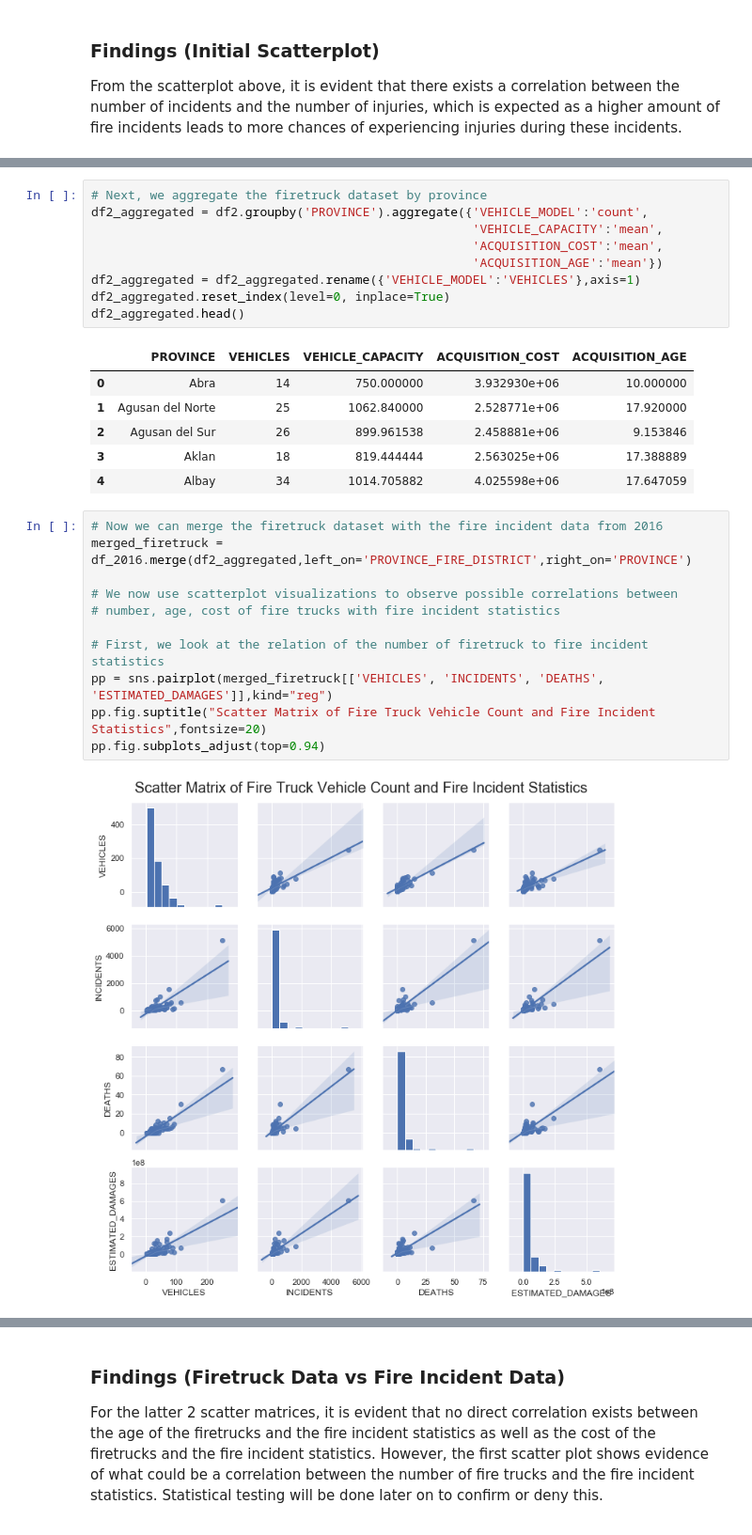
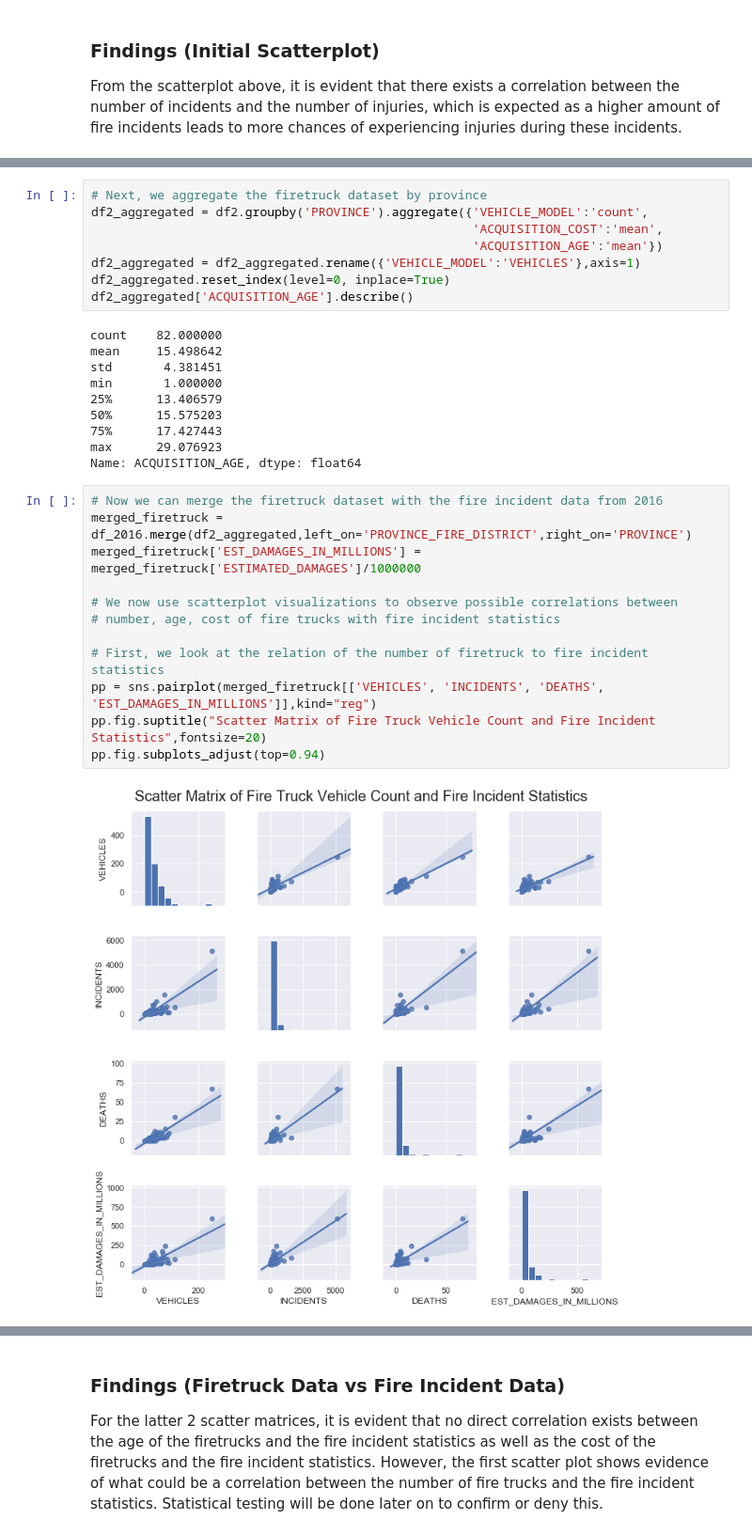
Before and after one commit to ianona/CSC933M-FinalProject, a Jupyter notebook: Fire Incidents.ipynb, the cells around one changed output, grey strips where cells are left out. Shown at 94% size. Drawn from its saved outputs; the diff is of its cells as text.

```diff
--- a/Fire Incidents.ipynb
+++ b/Fire Incidents.ipynb
@@ -547,31 +562,34 @@ print(tofix)
 # %%
 # Next, we aggregate the firetruck dataset by province
 df2_aggregated = df2.groupby('PROVINCE').aggregate({'VEHICLE_MODEL':'count',
-                                                    'VEHICLE_CAPACITY':'mean',
                                                     'ACQUISITION_COST':'mean',
                                                     'ACQUISITION_AGE':'mean'})
 df2_aggregated = df2_aggregated.rename({'VEHICLE_MODEL':'VEHICLES'},axis=1)
 df2_aggregated.reset_index(level=0, inplace=True)
-df2_aggregated.head()
+df2_aggregated['ACQUISITION_AGE'].describe()
 # %% [output]
-|  | PROVINCE | VEHICLES | VEHICLE_CAPACITY | ACQUISITION_COST | ACQUISITION_AGE |
-| 0 | Abra | 14 | 750.000000 | 3.932930e+06 | 10.000000 |
-| 1 | Agusan del Norte | 25 | 1062.840000 | 2.528771e+06 | 17.920000 |
-| 2 | Agusan del Sur | 26 | 899.961538 | 2.458881e+06 | 9.153846 |
-| 3 | Aklan | 18 | 819.444444 | 2.563025e+06 | 17.388889 |
-| 4 | Albay | 34 | 1014.705882 | 4.025598e+06 | 17.647059 |
+count    82.000000
+mean     15.498642
+std       4.381451
+min       1.000000
+25%      13.406579
+50%      15.575203
+75%      17.427443
+max      29.076923
+Name: ACQUISITION_AGE, dtype: float64
 # %%
 # Now we can merge the firetruck dataset with the fire incident data from 2016
 merged_firetruck = df_2016.merge(df2_aggregated,left_on='PROVINCE_FIRE_DISTRICT',right_on='PROVINCE')
+merged_firetruck['EST_DAMAGES_IN_MILLIONS'] = merged_firetruck['ESTIMATED_DAMAGES']/1000000
 
 # We now use scatterplot visualizations to observe possible correlations between
 # number, age, cost of fire trucks with fire incident statistics
 
 # First, we look at the relation of the number of firetruck to fire incident statistics
-pp = sns.pairplot(merged_firetruck[['VEHICLES', 'INCIDENTS', 'DEATHS', 'ESTIMATED_DAMAGES']],kind="reg")
+pp = sns.pairplot(merged_firetruck[['VEHICLES', 'INCIDENTS', 'DEATHS', 'EST_DAMAGES_IN_MILLIONS']],kind="reg")
 pp.fig.suptitle("Scatter Matrix of Fire Truck Vehicle Count and Fire Incident Statistics",fontsize=20)
 pp.fig.subplots_adjust(top=0.94)
 # %% [output]
-[figure, old version]
+[figure, new version]
 # %%
 # Next, the age of the firetrucks with the fire incident statistics
```
Also changed, not shown: parts of 17 cells of this notebook.
